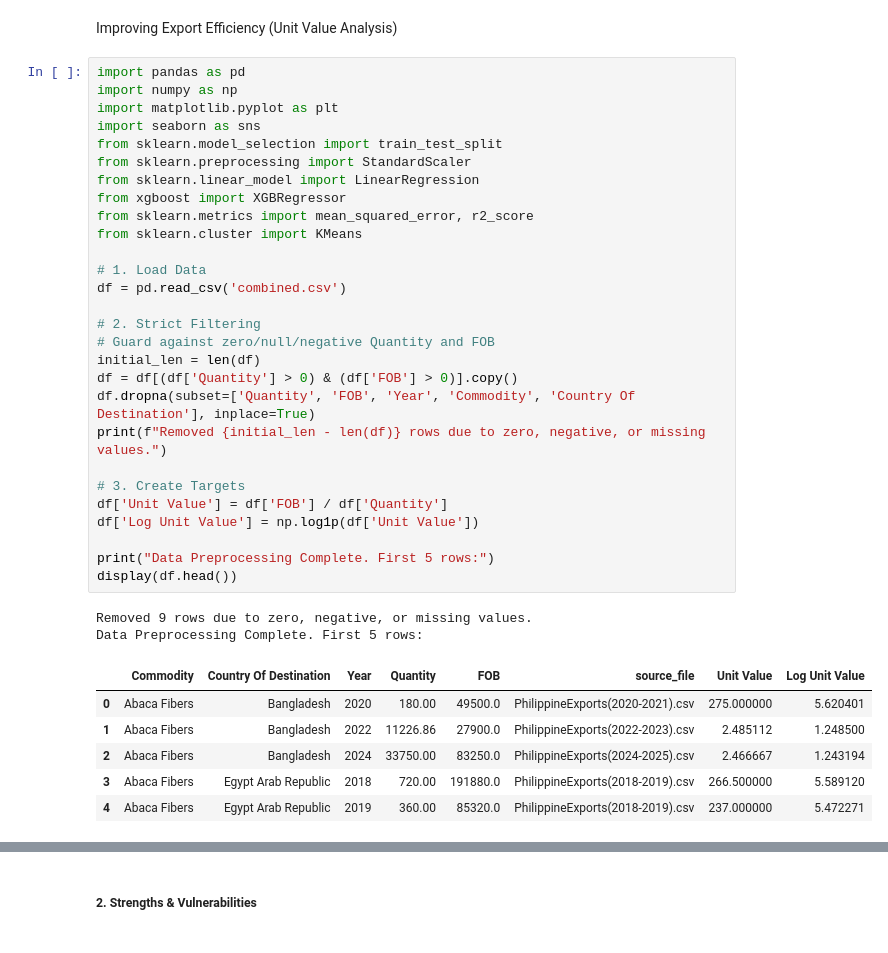
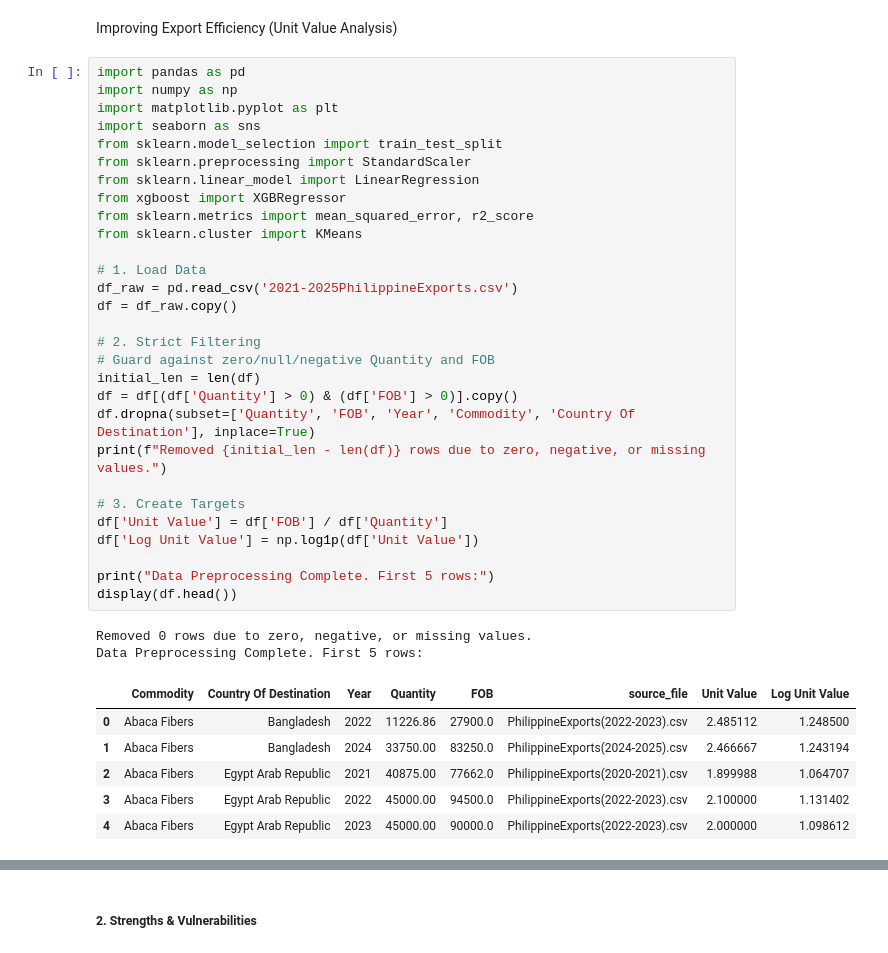
Before and after one commit to nomorepinto/DataSci1-Group9-Act2, a Jupyter notebook: FinalProject.ipynb, the cells around one changed output, grey strips where cells are left out. Cells and saved outputs as stored; diff of their text form.

```diff
--- a/FinalProject.ipynb
+++ b/FinalProject.ipynb
@@ -27,40 +32,41 @@ Improving Export Efficiency (Unit Value Analysis)
 # %%
 import pandas as pd
 import numpy as np
 import matplotlib.pyplot as plt
 import seaborn as sns
 from sklearn.model_selection import train_test_split
 from sklearn.preprocessing import StandardScaler
 from sklearn.linear_model import LinearRegression
 from xgboost import XGBRegressor
 from sklearn.metrics import mean_squared_error, r2_score
 from sklearn.cluster import KMeans
 
 # 1. Load Data
-df = pd.read_csv('combined.csv')
+df_raw = pd.read_csv('2021-2025PhilippineExports.csv')
+df = df_raw.copy()
 
 # 2. Strict Filtering
 # Guard against zero/null/negative Quantity and FOB
 initial_len = len(df)
 df = df[(df['Quantity'] > 0) & (df['FOB'] > 0)].copy()
 df.dropna(subset=['Quantity', 'FOB', 'Year', 'Commodity', 'Country Of Destination'], inplace=True)
 print(f"Removed {initial_len - len(df)} rows due to zero, negative, or missing values.")
 
 # 3. Create Targets
 df['Unit Value'] = df['FOB'] / df['Quantity']
 df['Log Unit Value'] = np.log1p(df['Unit Value'])
 
 print("Data Preprocessing Complete. First 5 rows:")
 display(df.head())
 # %% [output]
-Removed 9 rows due to zero, negative, or missing values.
+Removed 0 rows due to zero, negative, or missing values.
 Data Preprocessing Complete. First 5 rows:
 |  | Commodity | Country Of Destination | Year | Quantity | FOB | source_file | Unit Value | Log Unit Value |
-| 0 | Abaca Fibers | Bangladesh | 2020 | 180.00 | 49500.0 | PhilippineExports(2020-2021).csv | 275.000000 | 5.620401 |
-| 1 | Abaca Fibers | Bangladesh | 2022 | 11226.86 | 27900.0 | PhilippineExports(2022-2023).csv | 2.485112 | 1.248500 |
-| 2 | Abaca Fibers | Bangladesh | 2024 | 33750.00 | 83250.0 | PhilippineExports(2024-2025).csv | 2.466667 | 1.243194 |
-| 3 | Abaca Fibers | Egypt Arab Republic | 2018 | 720.00 | 191880.0 | PhilippineExports(2018-2019).csv | 266.500000 | 5.589120 |
-| 4 | Abaca Fibers | Egypt Arab Republic | 2019 | 360.00 | 85320.0 | PhilippineExports(2018-2019).csv | 237.000000 | 5.472271 |
+| 0 | Abaca Fibers | Bangladesh | 2022 | 11226.86 | 27900.0 | PhilippineExports(2022-2023).csv | 2.485112 | 1.248500 |
+| 1 | Abaca Fibers | Bangladesh | 2024 | 33750.00 | 83250.0 | PhilippineExports(2024-2025).csv | 2.466667 | 1.243194 |
+| 2 | Abaca Fibers | Egypt Arab Republic | 2021 | 40875.00 | 77662.0 | PhilippineExports(2020-2021).csv | 1.899988 | 1.064707 |
+| 3 | Abaca Fibers | Egypt Arab Republic | 2022 | 45000.00 | 94500.0 | PhilippineExports(2022-2023).csv | 2.100000 | 1.131402 |
+| 4 | Abaca Fibers | Egypt Arab Republic | 2023 | 45000.00 | 90000.0 | PhilippineExports(2022-2023).csv | 2.000000 | 1.098612 |
 # %%
 # --- EDA Layer: Plot the distribution and average growth of log unit values ---
 plt.figure(figsize=(15, 6))
```
Also changed, not shown: parts of 26 cells of this notebook, 4 other files.
